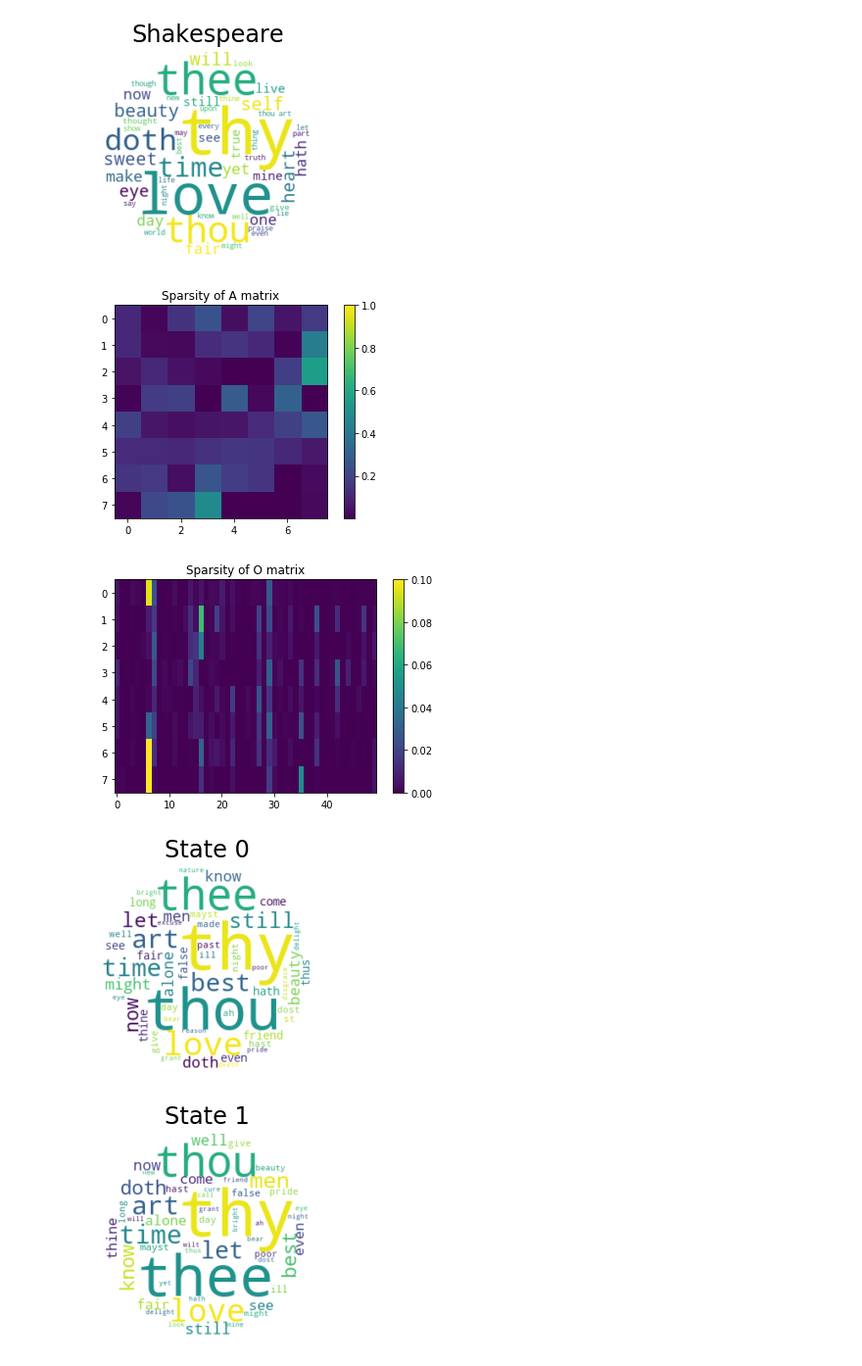
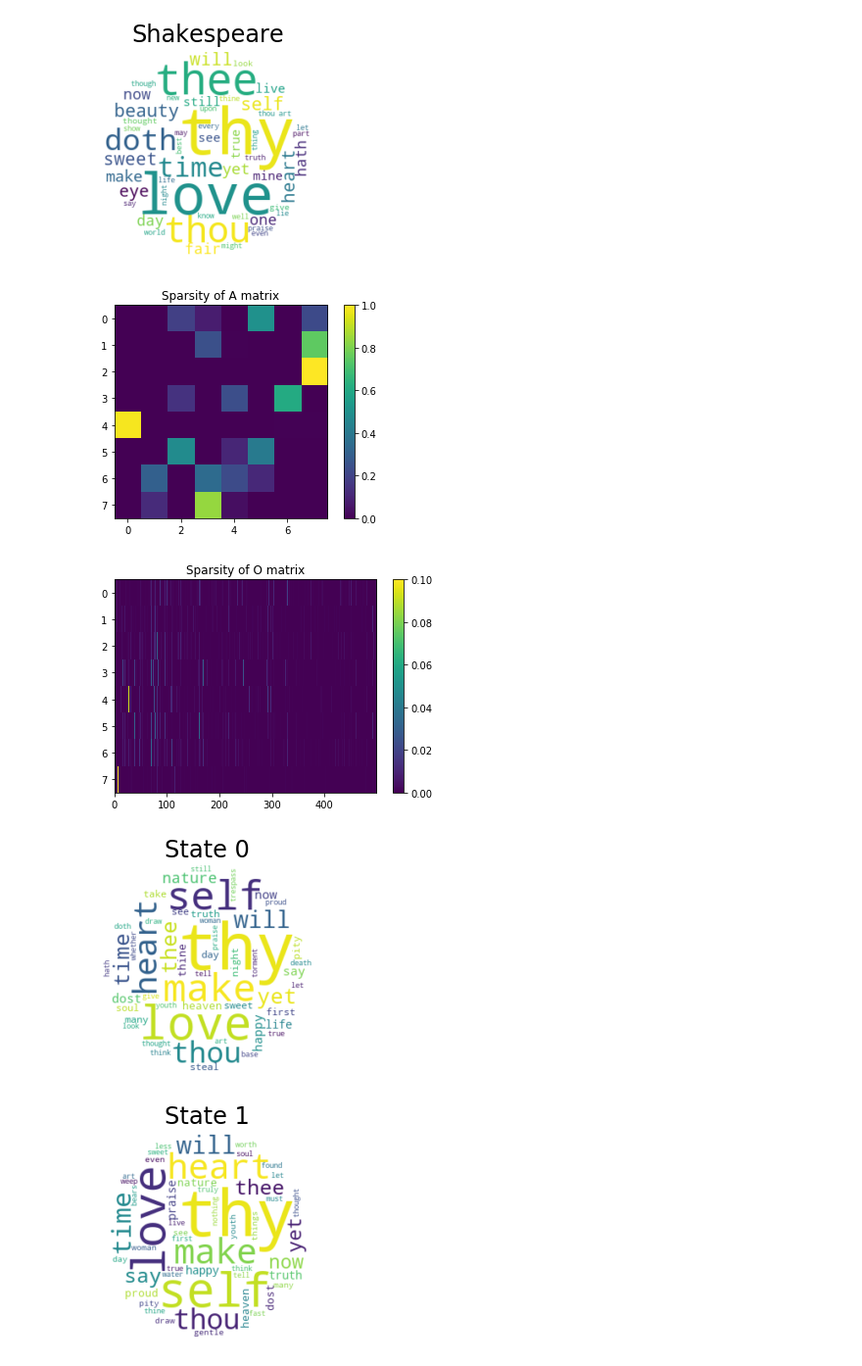
Before and after one commit to SaberaTalukder/sha-ber-anum_sonets, a Jupyter notebook: Project_HMM_sabera.ipynb, the cells around one changed output. Shown at 98% size. Cells and saved outputs as stored; diff of their text form; code cells hidden in the pictures.

Commit message:
changes to visualization

```diff
--- a/Project_HMM_sabera.ipynb
+++ b/Project_HMM_sabera.ipynb
@@ -68,7 +77,7 @@ def train(observations, observation_map, num_hidden_states, num_iterations, arra
 
 
 print('Training HMM 8:')
-hmm_sabera_8 = train(obs, obs_map, 8, 10, arrangement_of_words, 115)
+hmm_sabera_8 = train(obs, obs_map, 8, 1000, arrangement_of_words, 115)
 # %% [output]
 Training HMM 8:
 On iteration number:  0
@@ -94,11 +107,11 @@ wordcloud = text_to_wordcloud(shakespeare, title='Shakespeare')
 # %% [output]
 [figure]
 # %%
-visualize_sparsities(hmm_sabera_8, O_max_cols=50)
+visualize_sparsities(hmm_sabera_8, O_max_cols=500)
 print('')
 wordclouds_8 = states_to_wordclouds(hmm_sabera_8, obs_map)
 # %% [output]
-[figure, old version]
+[figure, new version]
-[figure, old version]
+[figure, new version]
-[figure, old version]
+[figure, new version]
-[figure, old version]
+[figure, new version]
```
Also changed, not shown: parts of 16 cells of this notebook.
